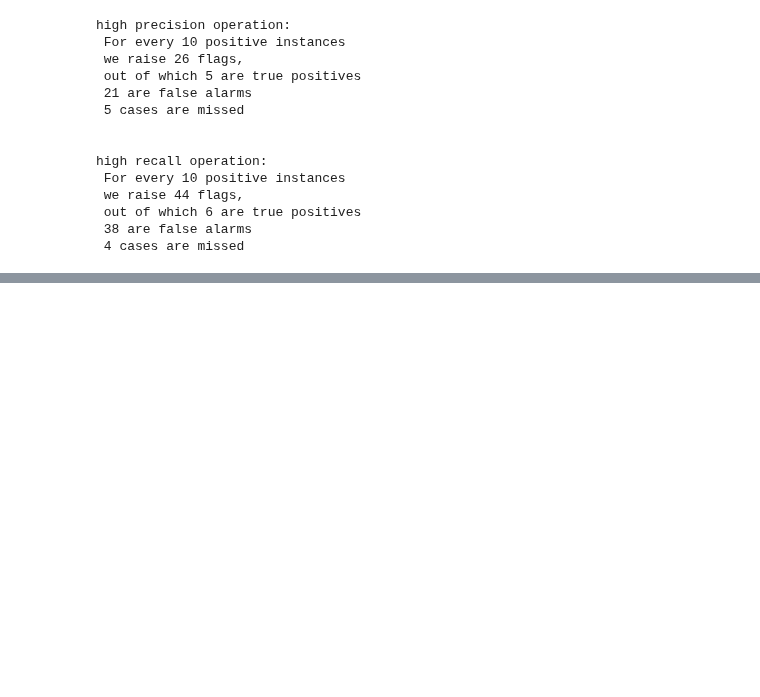
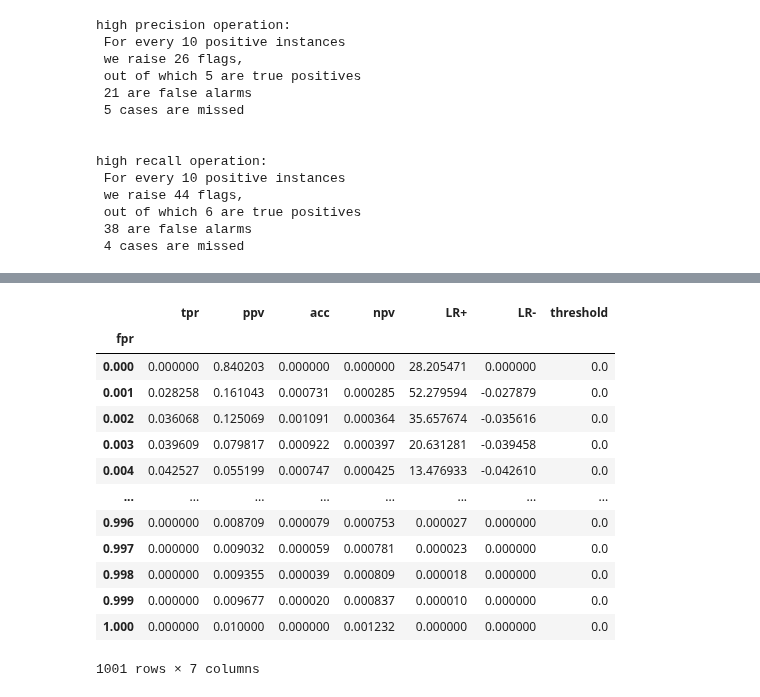
Before and after one commit to zeroknowledgediscovery/zedstat, a Jupyter notebook: examples/example1.ipynb, the cells around one changed output, grey strips where cells are left out. Cells and saved outputs as stored; diff of their text form; code cells hidden in the pictures; blank space fills up the shorter version.

```diff
--- a/examples/example1.ipynb
+++ b/examples/example1.ipynb
@@ -213 +249,18 @@ zt.df_lim['L']
+# %%
+pd.concat([zt.df_lim['U']-zt.get(),zt.get()-zt.df_lim['L']]).max(level=0)
+# %% [output]
+|  | tpr | ppv | acc | npv | LR+ | LR- | threshold |
+| fpr |  |  |  |  |  |  |  |
+| 0.000 | 0.000000 | 0.840203 | 0.000000 | 0.000000 | 28.205471 | 0.000000 | 0.0 |
+| 0.001 | 0.028258 | 0.161043 | 0.000731 | 0.000285 | 52.279594 | -0.027879 | 0.0 |
+| 0.002 | 0.036068 | 0.125069 | 0.001091 | 0.000364 | 35.657674 | -0.035616 | 0.0 |
+| 0.003 | 0.039609 | 0.079817 | 0.000922 | 0.000397 | 20.631281 | -0.039458 | 0.0 |
+| 0.004 | 0.042527 | 0.055199 | 0.000747 | 0.000425 | 13.476933 | -0.042610 | 0.0 |
+| ... | ... | ... | ... | ... | ... | ... | ... |
+| 0.996 | 0.000000 | 0.008709 | 0.000079 | 0.000753 | 0.000027 | 0.000000 | 0.0 |
+| 0.997 | 0.000000 | 0.009032 | 0.000059 | 0.000781 | 0.000023 | 0.000000 | 0.0 |
+| 0.998 | 0.000000 | 0.009355 | 0.000039 | 0.000809 | 0.000018 | 0.000000 | 0.0 |
+| 0.999 | 0.000000 | 0.009677 | 0.000020 | 0.000837 | 0.000010 | 0.000000 | 0.0 |
+| 1.000 | 0.000000 | 0.010000 | 0.000000 | 0.001232 | 0.000000 | 0.000000 | 0.0 |
+1001 rows × 7 columns
 # %%
```
Also changed, not shown: parts of 13 cells of this notebook, 9 other files.
